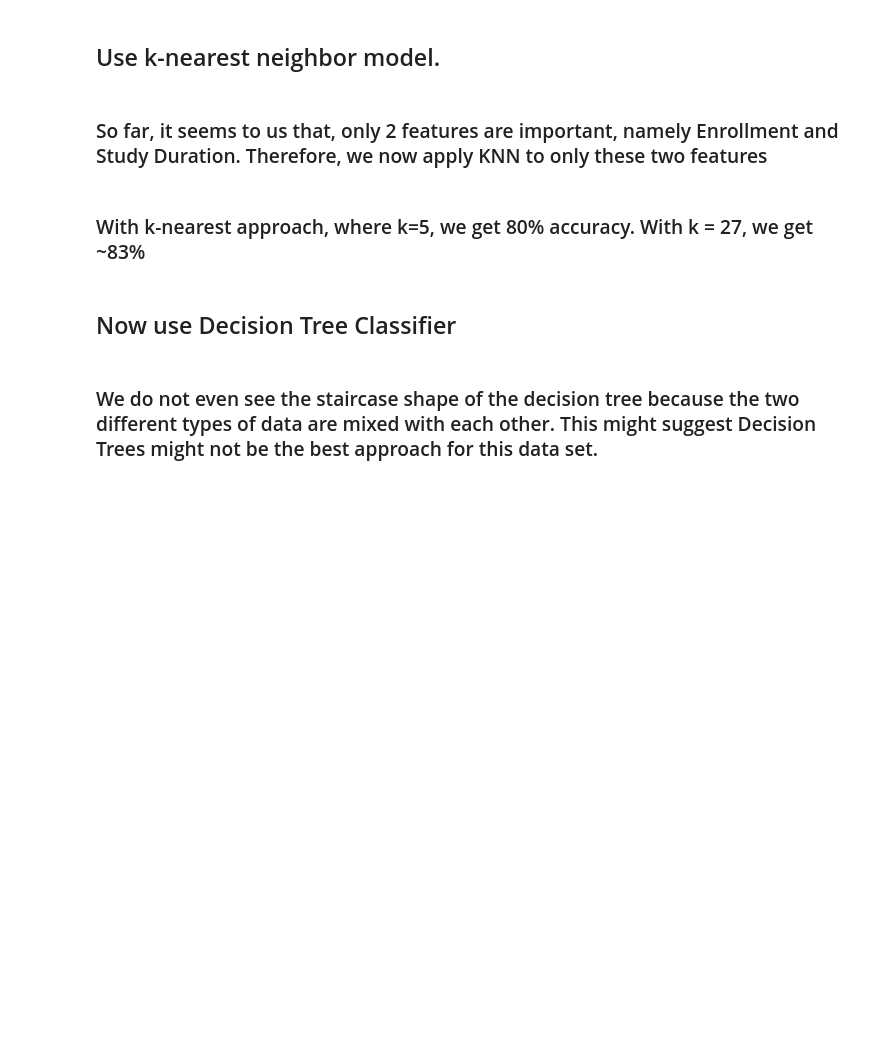
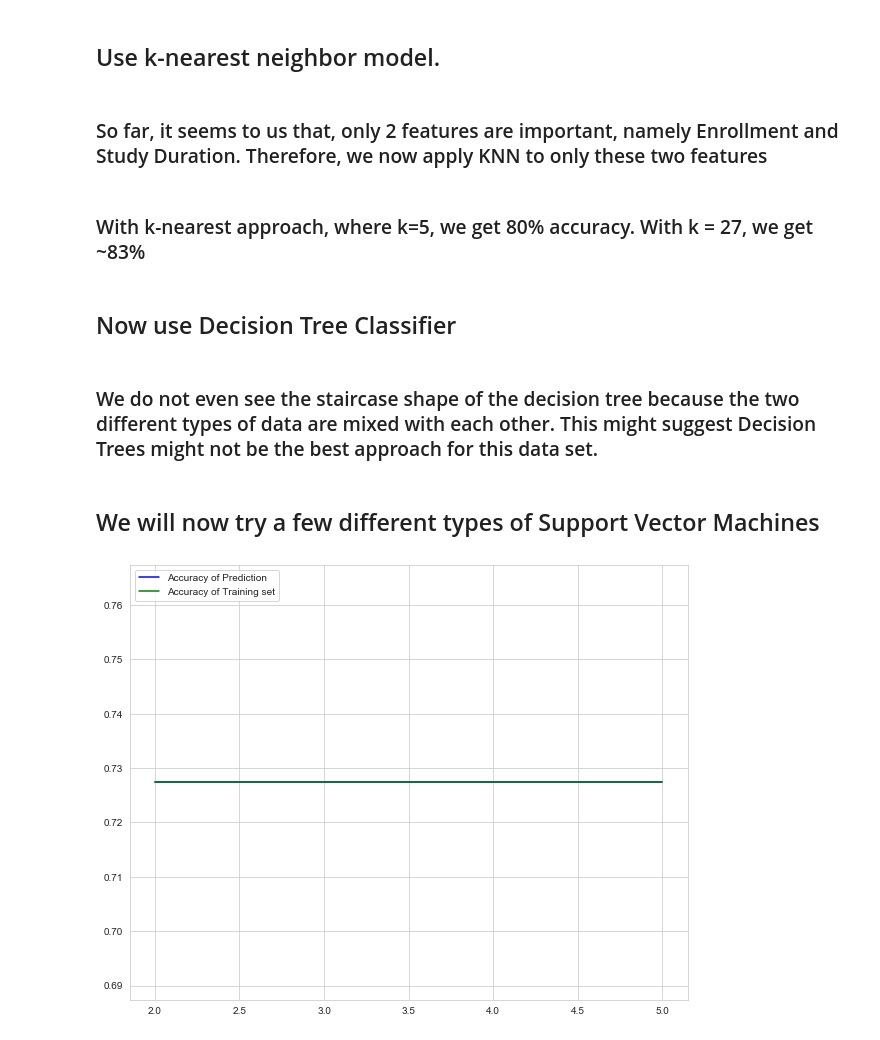
Before and after one commit to Asiawyatt/Erdos-Project2022, a Jupyter notebook: ClassificationMethods.ipynb, the cells around one changed output. Drawn from its saved outputs; the diff is of its cells as text; code cells hidden in the pictures; blank space fills up the shorter version.

```diff
--- a/ClassificationMethods.ipynb
+++ b/ClassificationMethods.ipynb
@@ -185,3 +201,55 @@ for i in range(1,11):
     plt.show()
 # %% [markdown]
 ### We do not even see the staircase shape of the decision tree because the two different types of data are mixed with each other. This might suggest Decision Trees might not be the best approach for this data set.
+# %% [markdown]
+## We will now try a few different types of Support Vector Machines
+# %%
+## We start with the 2D svc model and try to decide which degree of the polynomial will result in the best solution
+TEST = list(clTrials_test['Completed_Status'])
+TRAIN = list(clTrials_train['Completed_Status'])
+
+def train_SVC(ker, deg, features):
+    X = np.array([[list(clTrials_train[features[j]])[i] for j in range(len(features))] for i in range(len(clTrials_train["Enrollment"]))])
+    y = np.array(clTrials_train["Completed_Status"])
+    if ker = 'poly':
+            svc_ker = SVC(kernel = 'poly', degree=deg, C=10)
+    else:
+            svc_ker = SVC(kernel = ker, C=10)
+
+    svc_ker.fit(X,y)
+    preds = svc_ker.predict(X)
+    c=0
+    for j in range(len(preds)):
+        if preds[j] == TRAIN[j]:
+            c = c+1
+    return c/len(preds)
+
+def test_SVC(ker, deg, features):
+    X = np.array([[list(clTrials_train[features[j]])[i] for j in range(len(features))] for i in range(len(clTrials_train["Enrollment"]))])
+    y = np.array(clTrials_train["Completed_Status"])
+    X_test = np.array([[list(clTrials_test[features[j]])[i] for j in range(len(features))] for i in range(len(clTrials_test["Enrollment"]))])
+    if ker = 'poly':
+            svc_ker = SVC(kernel = 'poly', degree=deg, C=10)
+    else:
+            svc_ker = SVC(kernel = ker, C=10)
+    svc_ker.fit(X,y)
+    preds = svc_ker.predict(X_test)
+    c=0
+    for j in range(len(preds)):
+        if preds[j] == TEST[j]:
+            c = c+1
+    return c/len(preds)
+
+
+Features = ["Enrollment","Study Duration (months)"]
+
+acc_train = [train_SVC(i,Features) for i in range(2,6)]
+acc_test = [test_SVC(i,Features) for i in range(2,6)]
+
+plt.figure(figsize = (10,8))
+plt.plot(range(2,6),acc_test,color = 'blue',label = "Accuracy of Prediction")
+plt.plot(range(2,6),acc_train,color = 'green',label = "Accuracy of Training set")
+plt.legend(loc = "upper left")
+plt.show()
+# %% [output]
+[figure, added]
```
Also changed, not shown: parts of 6 cells of this notebook.
